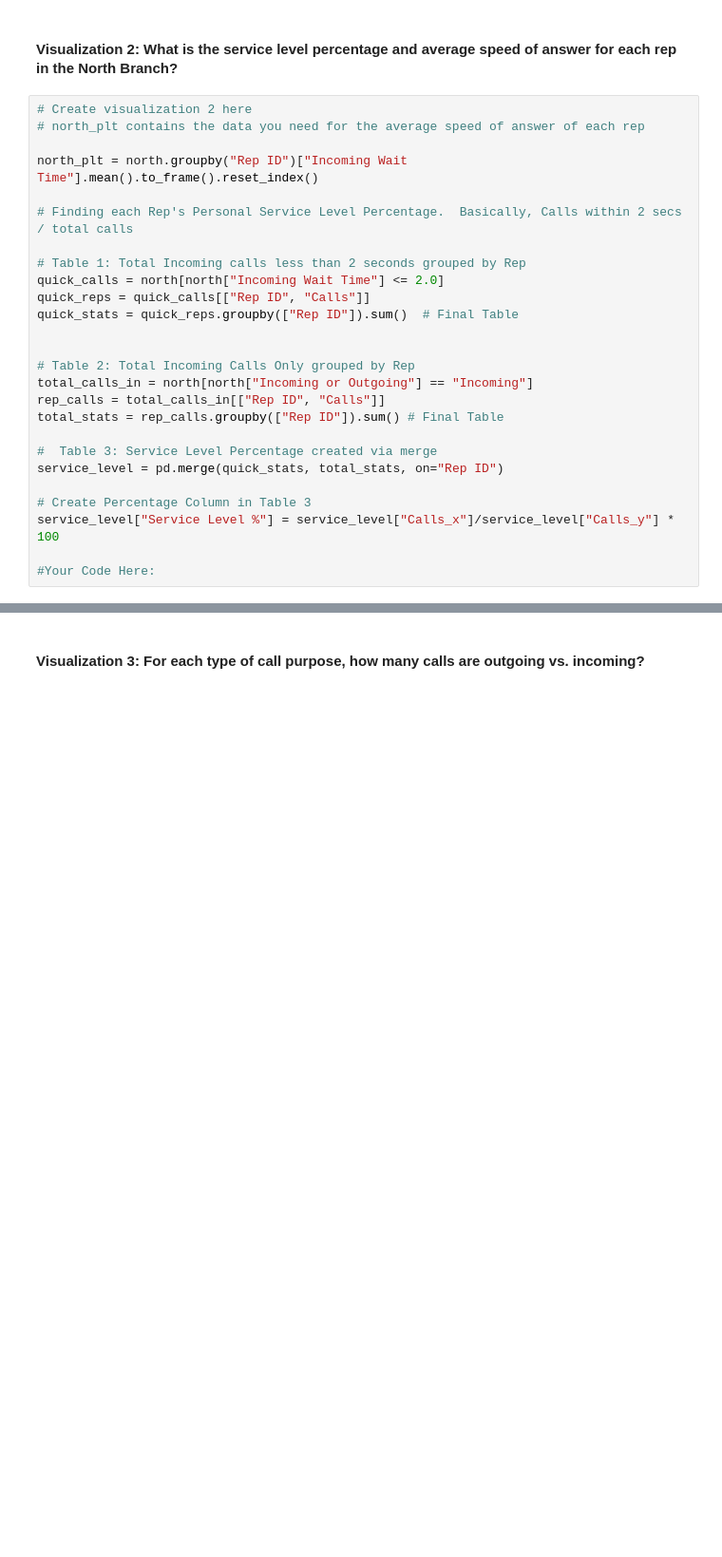
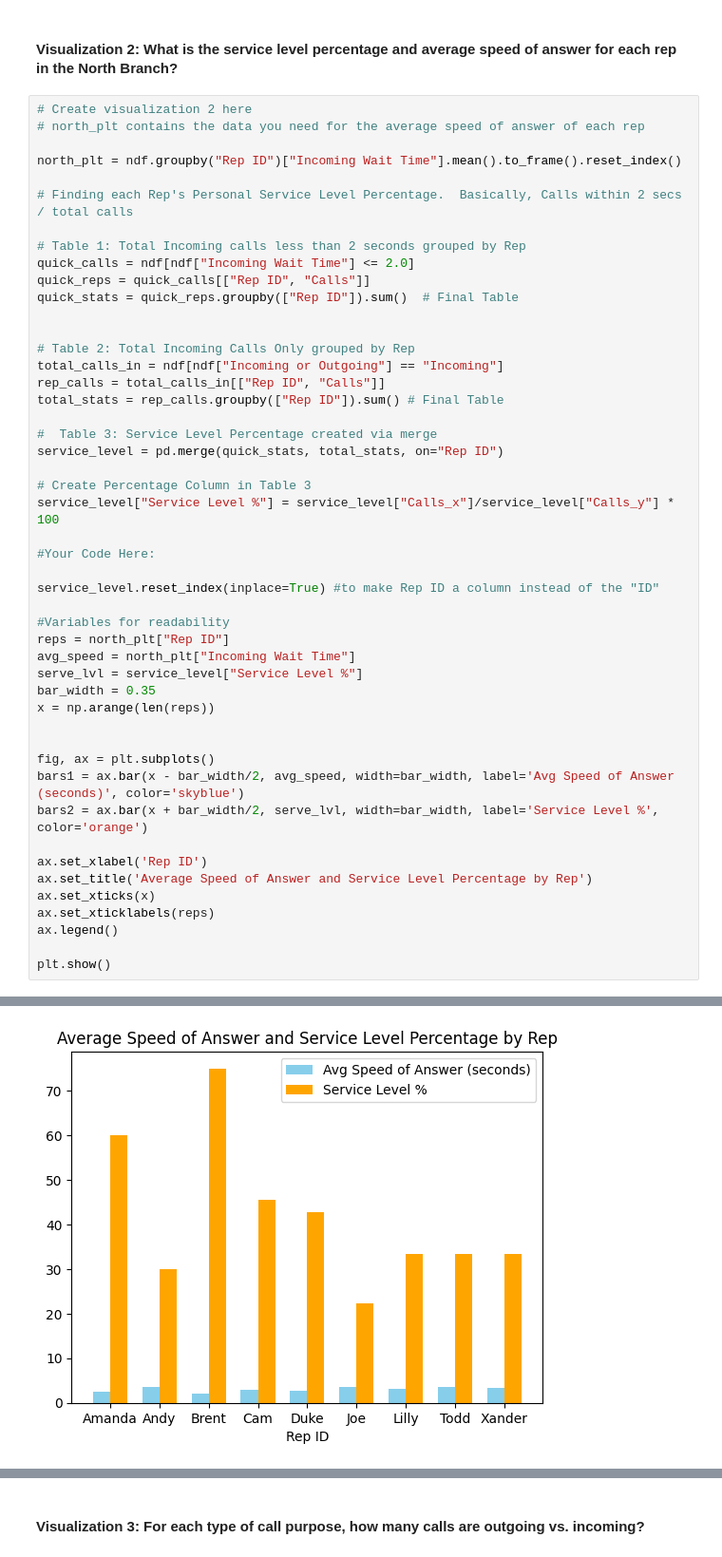
Before and after one commit to GraySinclair/call-center-cleanup-assignment, a Jupyter notebook: Call_Center_Cleanup.ipynb, the cells around one changed output, grey strips where cells are left out. Shown: that part at 95% size. Saved outputs shown, nothing was run; the diff lists cells and outputs as text; blank space fills up the shorter version.

Commit message:
installed mpl & completed more of the call center assignment

```diff
--- a/Call_Center_Cleanup.ipynb
+++ b/Call_Center_Cleanup.ipynb
@@ -342,18 +398,18 @@ NameError: name 'df' is not defined
 # Create visualization 2 here
 # north_plt contains the data you need for the average speed of answer of each rep
 
-north_plt = north.groupby("Rep ID")["Incoming Wait Time"].mean().to_frame().reset_index()
+north_plt = ndf.groupby("Rep ID")["Incoming Wait Time"].mean().to_frame().reset_index()
 
 # Finding each Rep's Personal Service Level Percentage.  Basically, Calls within 2 secs / total calls
 
 # Table 1: Total Incoming calls less than 2 seconds grouped by Rep
-quick_calls = north[north["Incoming Wait Time"] <= 2.0]
+quick_calls = ndf[ndf["Incoming Wait Time"] <= 2.0]
 quick_reps = quick_calls[["Rep ID", "Calls"]]
 quick_stats = quick_reps.groupby(["Rep ID"]).sum()  # Final Table
 
 
 # Table 2: Total Incoming Calls Only grouped by Rep
-total_calls_in = north[north["Incoming or Outgoing"] == "Incoming"]
+total_calls_in = ndf[ndf["Incoming or Outgoing"] == "Incoming"]
 rep_calls = total_calls_in[["Rep ID", "Calls"]]
 total_stats = rep_calls.groupby(["Rep ID"]).sum() # Final Table
 
@@ -364,4 +420,26 @@ service_level = pd.merge(quick_stats, total_stats, on="Rep ID")
 service_level["Service Level %"] = service_level["Calls_x"]/service_level["Calls_y"] * 100
 
 #Your Code Here:
+
+service_level.reset_index(inplace=True) #to make Rep ID a column instead of the "ID"
+
+#Variables for readability
+reps = north_plt["Rep ID"]
+avg_speed = north_plt["Incoming Wait Time"]
+serve_lvl = service_level["Service Level %"]
+bar_width = 0.35
+x = np.arange(len(reps))
+
+
+fig, ax = plt.subplots()
+bars1 = ax.bar(x - bar_width/2, avg_speed, width=bar_width, label='Avg Speed of Answer (seconds)', color='skyblue')
+bars2 = ax.bar(x + bar_width/2, serve_lvl, width=bar_width, label='Service Level %', color='orange')
+
+ax.set_xlabel('Rep ID')
+ax.set_title('Average Speed of Answer and Service Level Percentage by Rep')
+ax.set_xticks(x)
+ax.set_xticklabels(reps)
+ax.legend()
+
+plt.show()
 # %% [output]
@@ -369,3 +446,4 @@ NameError: name 'north' is not defined
+[figure, added]
 # %% [markdown]
 ##### Record your answer below:
 
```
Also changed, not shown: parts of 19 cells of this notebook.
